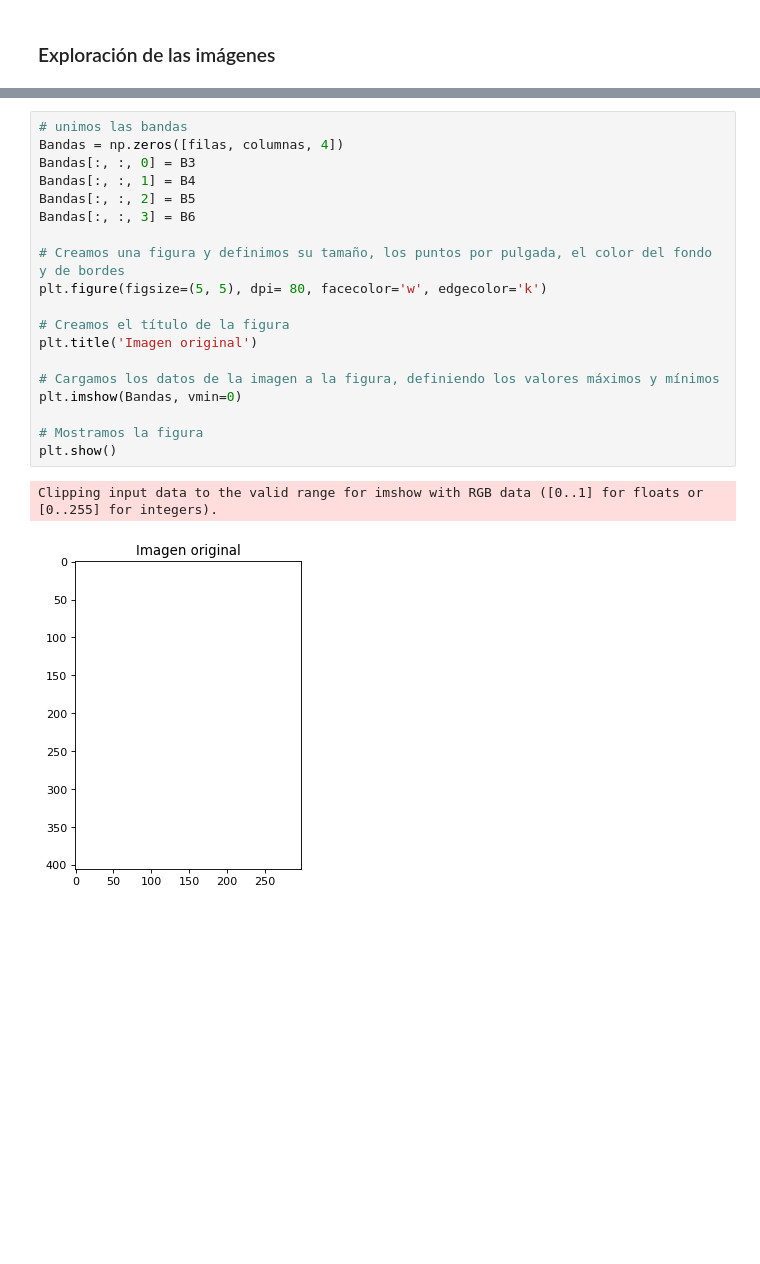
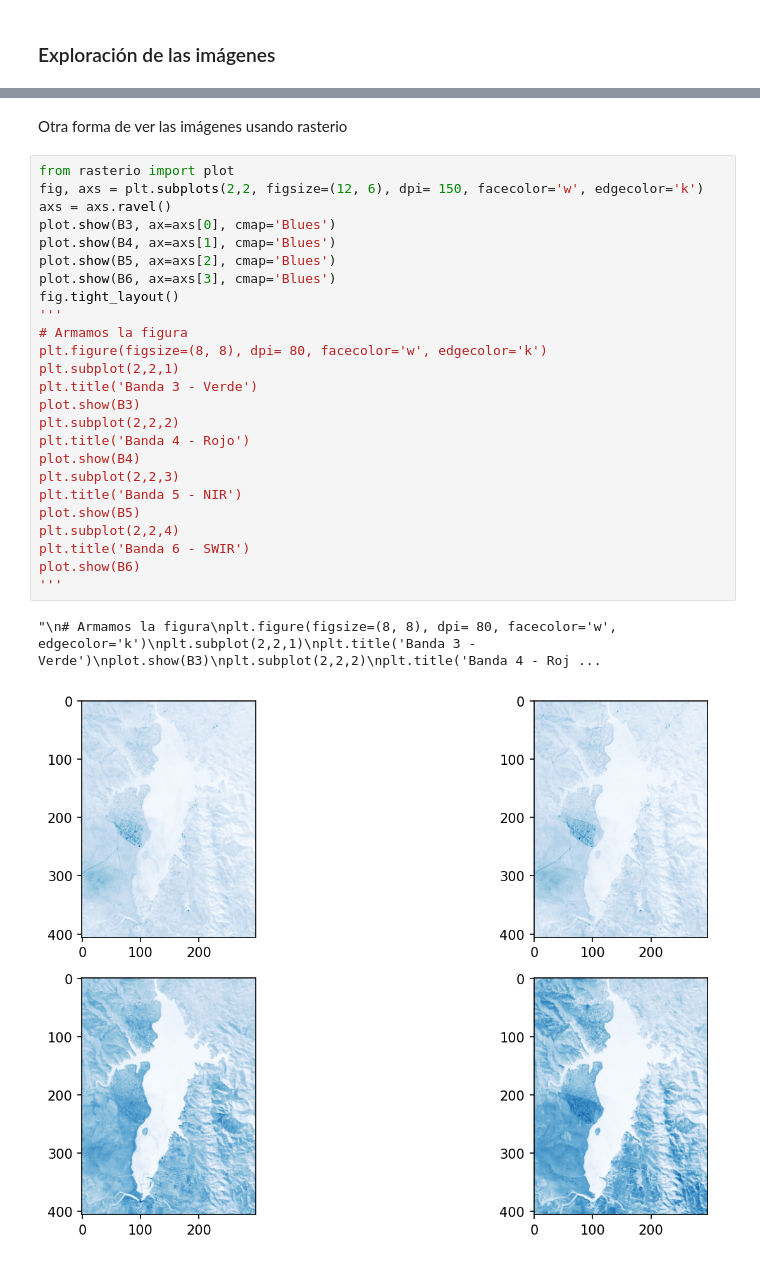
Before and after one commit to Mnzeballos/Trabajo_final_Tec-Int, a Jupyter notebook: Notas y código.ipynb, the cells around one changed output, grey strips where cells are left out. Drawn from its saved outputs; the diff is of its cells as text; blank space fills up the shorter version.

Commit message:
más opciones de visualización

```diff
--- a/Notas y código.ipynb
+++ b/Notas y código.ipynb
@@ -96,22 +90,30 @@ plt.imshow(B6, cmap='gray')
-# %%
-# unimos las bandas
-Bandas = np.zeros([filas, columnas, 4])
-Bandas[:, :, 0] = B3
-Bandas[:, :, 1] = B4
-Bandas[:, :, 2] = B5
-Bandas[:, :, 3] = B6
-
-# Creamos una figura y definimos su tamaño, los puntos por pulgada, el color del fondo y de bordes
-plt.figure(figsize=(5, 5), dpi= 80, facecolor='w', edgecolor='k')
-
-# Creamos el título de la figura
-plt.title('Imagen original')
-
-# Cargamos los datos de la imagen a la figura, definiendo los valores máximos y mínimos
-plt.imshow(Bandas, vmin=0)
-
-# Mostramos la figura
-plt.show()
-# %% [output]
-Clipping input data to the valid range for imshow with RGB data ([0..1] for floats or [0..255] for integers).
-[figure, removed]
+# %% [markdown]
+Otra forma de ver las imágenes usando rasterio
+# %%
+from rasterio import plot
+fig, axs = plt.subplots(2,2, figsize=(12, 6), dpi= 150, facecolor='w', edgecolor='k')
+axs = axs.ravel()
+plot.show(B3, ax=axs[0], cmap='Blues')
+plot.show(B4, ax=axs[1], cmap='Blues')
+plot.show(B5, ax=axs[2], cmap='Blues')
+plot.show(B6, ax=axs[3], cmap='Blues')
+fig.tight_layout()
+'''
+# Armamos la figura
+plt.figure(figsize=(8, 8), dpi= 80, facecolor='w', edgecolor='k')
+plt.subplot(2,2,1)
+plt.title('Banda 3 - Verde')
+plot.show(B3)
+plt.subplot(2,2,2)
+plt.title('Banda 4 - Rojo')
+plot.show(B4)
+plt.subplot(2,2,3)
+plt.title('Banda 5 - NIR')
+plot.show(B5)
+plt.subplot(2,2,4)
+plt.title('Banda 6 - SWIR')
+plot.show(B6)
+'''
+# %% [output]
+"\n# Armamos la figura\nplt.figure(figsize=(8, 8), dpi= 80, facecolor='w', edgecolor='k')\nplt.subplot(2,2,1)\nplt.title('Banda 3 - Verde')\nplot.show(B3)\nplt.subplot(2,2,2)\nplt.title('Banda 4 - Roj ...
+[figure, added]
```
Also changed, not shown: parts of 10 cells of this notebook.
